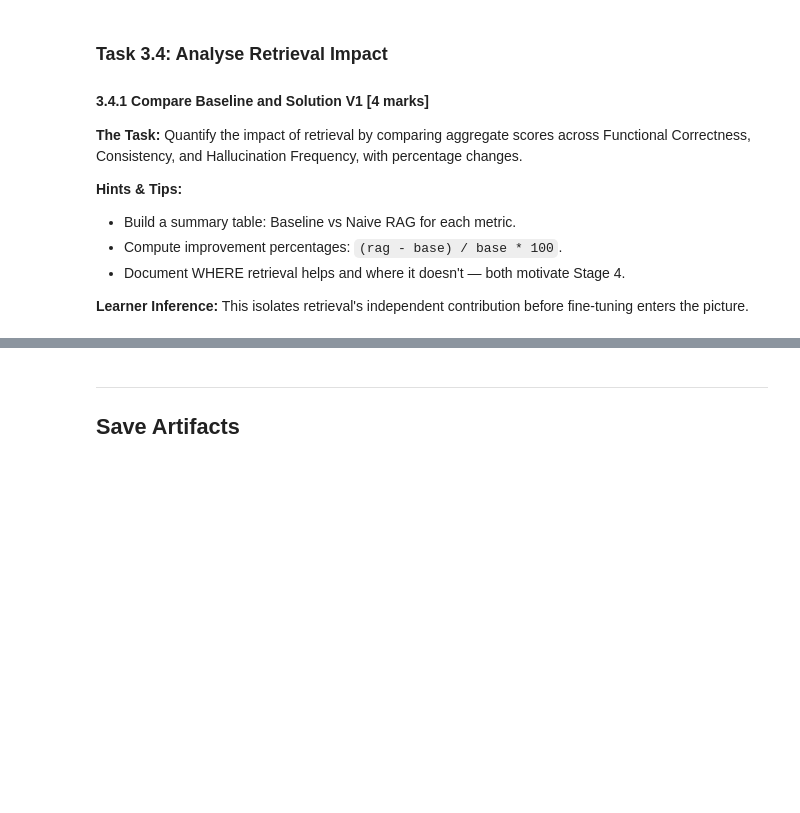
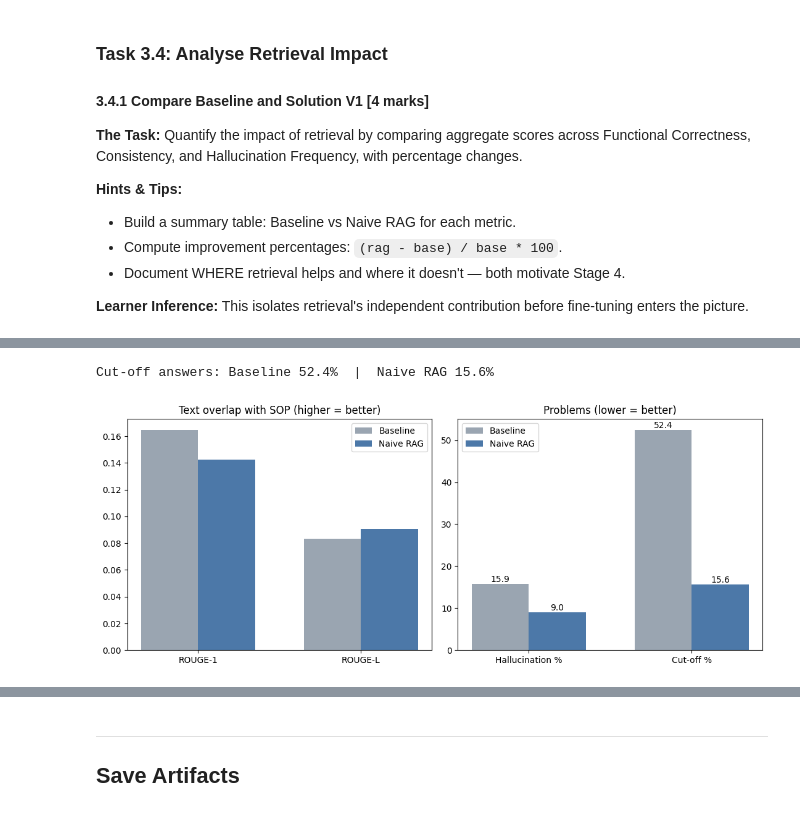
Before and after one commit to DivyaSanam/CapStoneRAGProject, a Jupyter notebook: Solution_V1_RAG_Evaluation.ipynb, the cells around one changed output, grey strips where cells are left out. Drawn from its saved outputs; the diff is of its cells as text; code cells hidden in the pictures; blank space fills up the shorter version.

```diff
--- a/Solution_V1_RAG_Evaluation.ipynb
+++ b/Solution_V1_RAG_Evaluation.ipynb
@@ -749,0 +794,43 @@ Naive RAG: PASS
+# %%
+# Plot 2: Baseline vs Naive RAG (text overlap, and hallucination / cut-off %)
+def cut_off_rate(key):
+    # an answer that does not end with . ! or ? was probably cut at the token limit
+    cut = sum(1 for r in evaluation_results
+              if not str(r[key]).strip().endswith((".", "!", "?")))
+    return cut / len(evaluation_results) * 100
+
+baseline_cut = cut_off_rate("baseline_output")
+rag_cut = cut_off_rate("naive_rag_output")
+print(f"Cut-off answers: Baseline {baseline_cut:.1f}%  |  Naive RAG {rag_cut:.1f}%")
+
+import numpy as np
+fig, axes = plt.subplots(1, 2, figsize=(11, 4.5))
+width = 0.35
+
+# left: ROUGE scores
+labels = ["ROUGE-1", "ROUGE-L"]
+x = np.arange(len(labels))
+axes[0].bar(x - width/2, baseline_avg[:2], width, label="Baseline", color="#9AA5B1")
+axes[0].bar(x + width/2, rag_avg[:2], width, label="Naive RAG", color="#4C78A8")
+axes[0].set_xticks(x); axes[0].set_xticklabels(labels)
+axes[0].set_title("Text overlap with SOP (higher = better)")
+axes[0].legend()
+
+# right: percentages where lower is better
+labels = ["Hallucination %", "Cut-off %"]
+x = np.arange(len(labels))
+b_vals = [baseline_hall_rate, baseline_cut]
+r_vals = [rag_hall_rate, rag_cut]
+bars1 = axes[1].bar(x - width/2, b_vals, width, label="Baseline", color="#9AA5B1")
+bars2 = axes[1].bar(x + width/2, r_vals, width, label="Naive RAG", color="#4C78A8")
+axes[1].set_xticks(x); axes[1].set_xticklabels(labels)
+axes[1].set_title("Problems (lower = better)")
+axes[1].bar_label(bars1, fmt="%.1f"); axes[1].bar_label(bars2, fmt="%.1f")
+axes[1].legend()
+
+plt.tight_layout()
+plt.savefig("v1_comparison.png", dpi=200)
+plt.show()
+# %% [output]
+Cut-off answers: Baseline 52.4%  |  Naive RAG 15.6%
+[figure, added]
```
Also changed, not shown: parts of 25 cells of this notebook, 34 other files.
